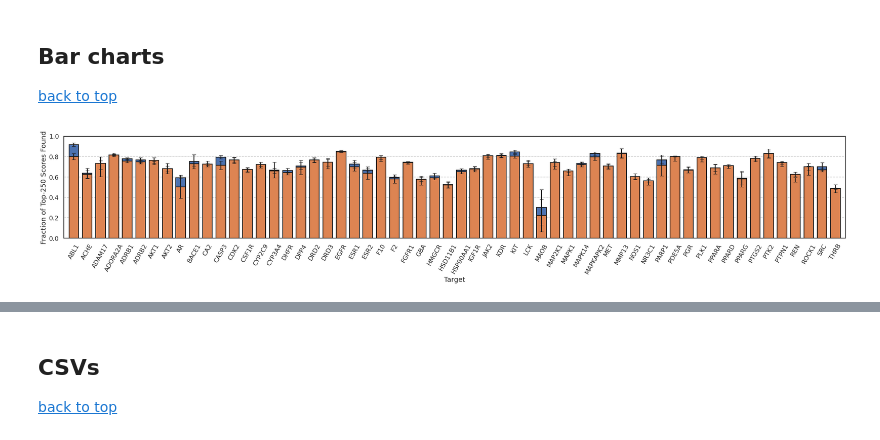
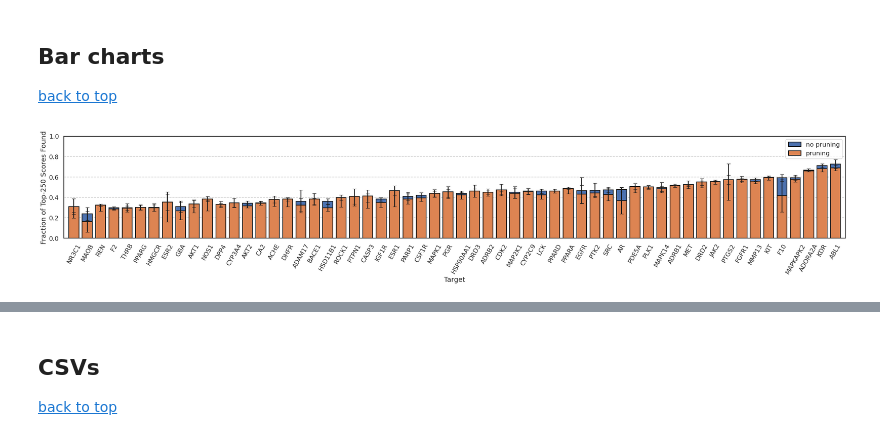
Before and after one commit to coleygroup/molpal, a Jupyter notebook: notebooks/dockstring-figures.ipynb, the cells around one changed output, grey strips where cells are left out. Saved outputs shown, nothing was run; the diff lists cells and outputs as text; code cells hidden in the pictures.

```diff
--- a/notebooks/dockstring-figures.ipynb
+++ b/notebooks/dockstring-figures.ipynb
@@ -129,35 +139,48 @@ fig.savefig(f"../figures/dockstring-parity-{split}-{N}.pdf", dpi=400)
 
 [back to top](#table-of-contents)
 # %%
-fig, ax = plt.subplots(1, 1, figsize=(30, 6))
+def make_bar_chart(split, N):
+    sns.set_palette("deep")
+    WIDTH = 0.75
 
-split = "0.004"
-WIDTH = 0.725
+    fig, ax = plt.subplots(1, 1, figsize=(30, 6))
 
-Y_full, Y_prune, targets = get_dockstring_data(split, 5)
-x = np.arange(len(targets))
+    Y_full, Y_prune, targets = get_dockstring_data(split, N)
+    x = np.arange(len(targets))
 
-ax.bar(
-    x, Y_full[:, 0], WIDTH, yerr=Y_full[:, 1],
-    capsize=5, ec='k', lw=2, label="full"
-)
-ax.bar(
-    x, Y_prune[:, 0], WIDTH, yerr=Y_prune[:, 1],
-    capsize=5, ec='k', lw=2, label="prune",
-)
+    idxs = np.argsort(Y_full[:, 0])
 
-ax.set_xticks(x)
-ax.set_xticklabels([target.upper() for target in targets], rotation=60)
+    Y_full = Y_full[idxs]
+    Y_prune = Y_prune[idxs]
+    targets = [targets[i] for i in idxs]
 
-ax.set_ylim(0, 1)
-ax.set_xlim(-0.75, x[-1]+0.75)
+    ax.bar(
+        x, Y_full[:, 0], WIDTH, yerr=Y_full[:, 1],
+        capsize=5, ec='k', lw=2, label="no pruning"
+    )
+    ax.bar(
+        x, Y_prune[:, 0], WIDTH, yerr=Y_prune[:, 1],
+        capsize=5, ec='k', lw=2, label="pruning",
+    )
 
-ax.set_xlabel("Target")
-ax.set_ylabel(f"Fraction of Top-250 Scores Found")
+    ax.set_xticks(x)
+    ax.set_xticklabels([target.upper() for target in targets], rotation=60)
 
-# ax.tick_params(axis="x", bottom=True)
-ax.grid(axis="y", ls="--")
+    ax.set_ylim(0, 1)
+    ax.set_xlim(-0.75, x[-1]+0.75)
 
-fig.tight_layout()
+    ax.set_xlabel("Target")
+    ax.set_ylabel(f"Fraction of Top-250 Scores Found")
+
+    # ax.tick_params(axis="x", bottom=True)
+    ax.grid(axis="y", ls="--")
+    ax.legend()
+    fig.tight_layout()
+
+    return fig
-# %% [output]
-[figure, removed]
+# %%
+split, N = "0.001", 10
+fig = make_bar_chart(split, N)
+fig.savefig(f"../figures/dockstring-bar-{split[2:]}.pdf", bbox_inches="tight")
+# %% [output]
+[figure, added]
```
Also changed, not shown: parts of 9 cells of this notebook, 5 other files.
